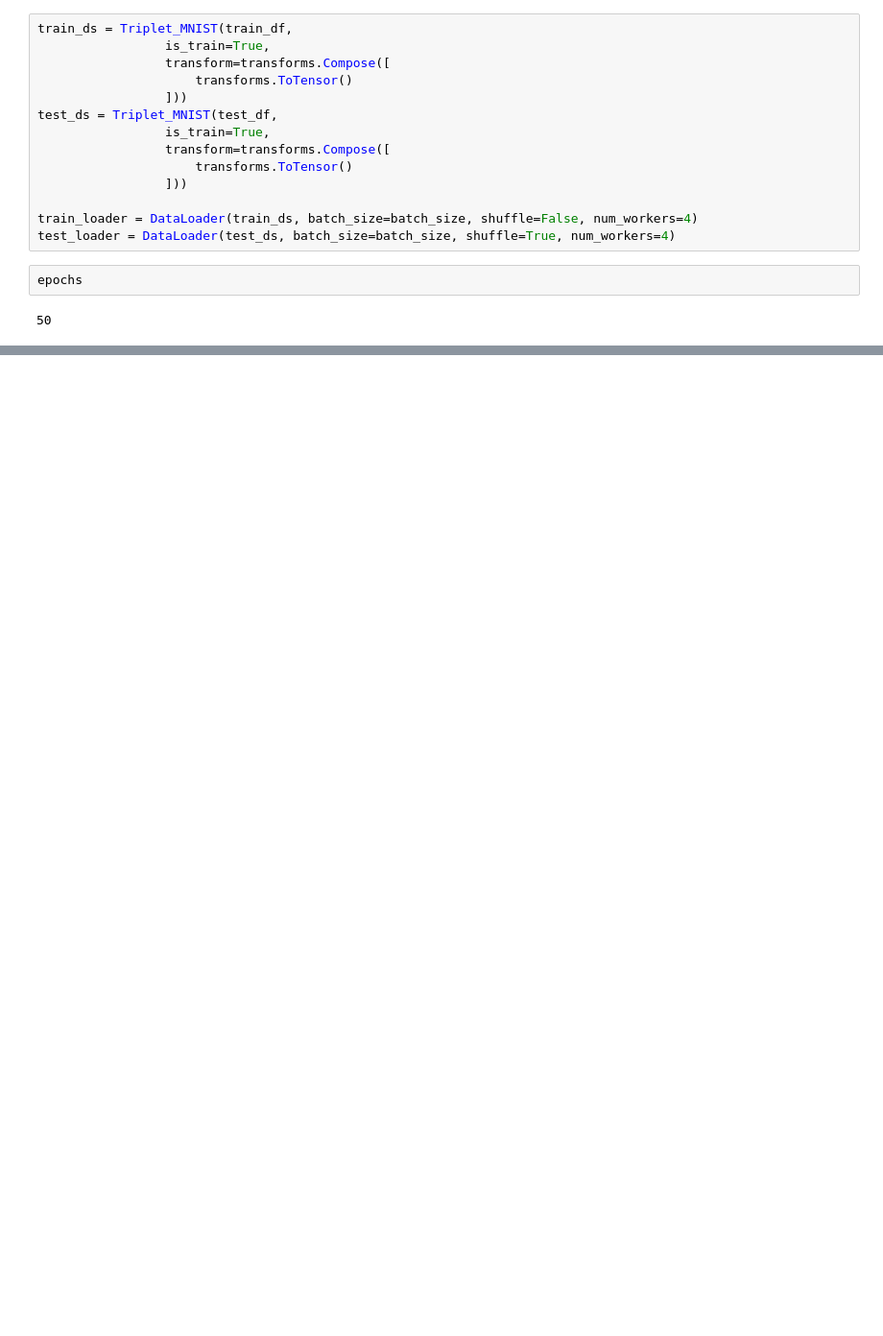
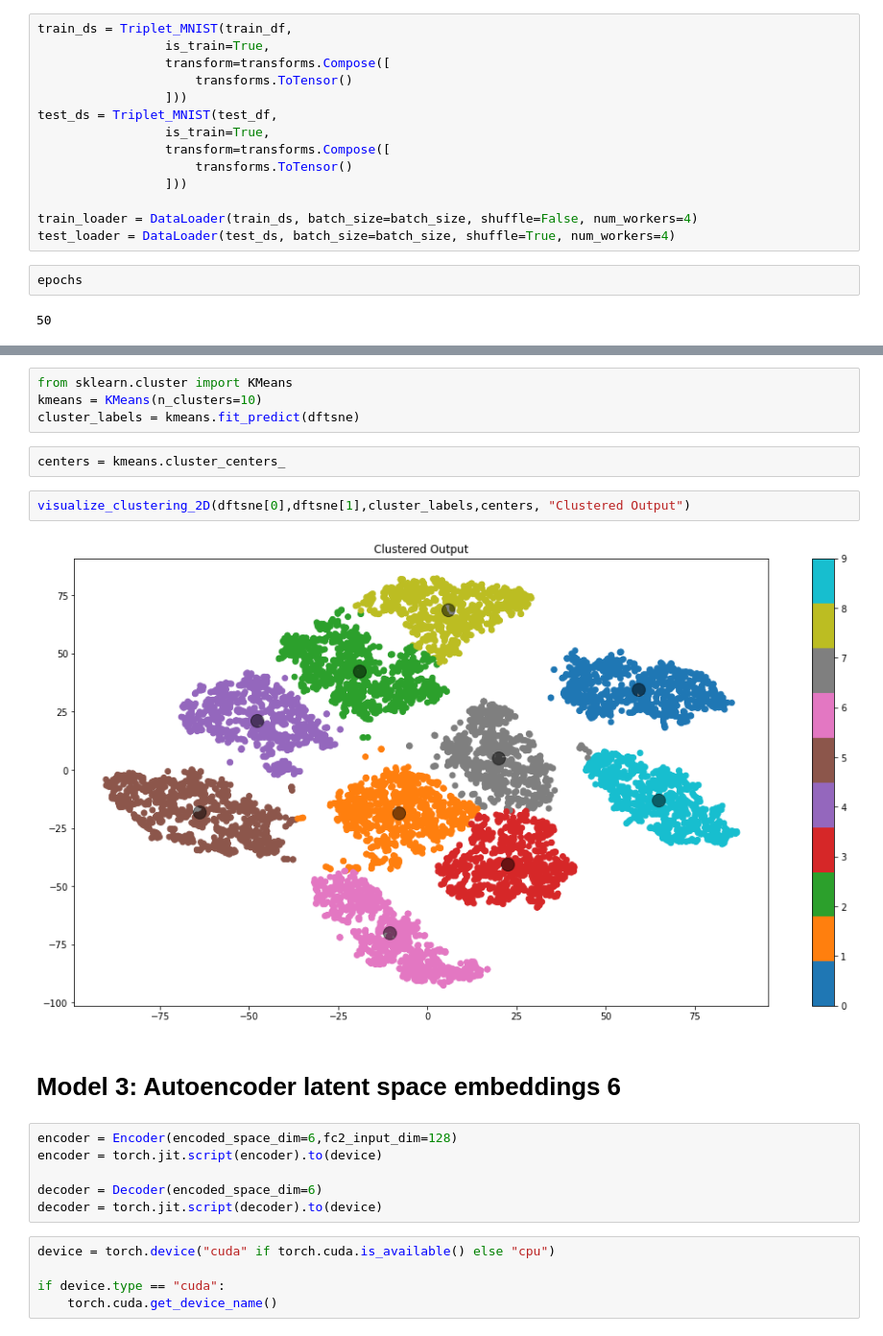
Before and after one commit to gourav10/autoencoder_embedding, a Jupyter notebook: triplet_loss.ipynb, the cells around one changed output, grey strips where cells are left out. Shown at 96% size. Cells and saved outputs as stored; diff of their text form; blank space fills up the shorter version.

```diff
--- a/triplet_loss.ipynb
+++ b/triplet_loss.ipynb
@@ -765,0 +732,23 @@ save_model(encoder, model_name='encoder_embed5')
+# %%
+from sklearn.cluster import KMeans
+kmeans = KMeans(n_clusters=10)
+cluster_labels = kmeans.fit_predict(dftsne)
+# %%
+centers = kmeans.cluster_centers_
+# %%
+visualize_clustering_2D(dftsne[0],dftsne[1],cluster_labels,centers, "Clustered Output")
+# %% [output]
+[figure, added]
+# %% [markdown]
+# Model 3: Autoencoder latent space embeddings 6
+# %%
+encoder = Encoder(encoded_space_dim=6,fc2_input_dim=128)
+encoder = torch.jit.script(encoder).to(device)
+
+decoder = Decoder(encoded_space_dim=6)
+decoder = torch.jit.script(decoder).to(device)
+# %%
+device = torch.device("cuda" if torch.cuda.is_available() else "cpu")
+
+if device.type == "cuda":
+    torch.cuda.get_device_name()
```
Also changed, not shown: parts of 34 cells of this notebook.
